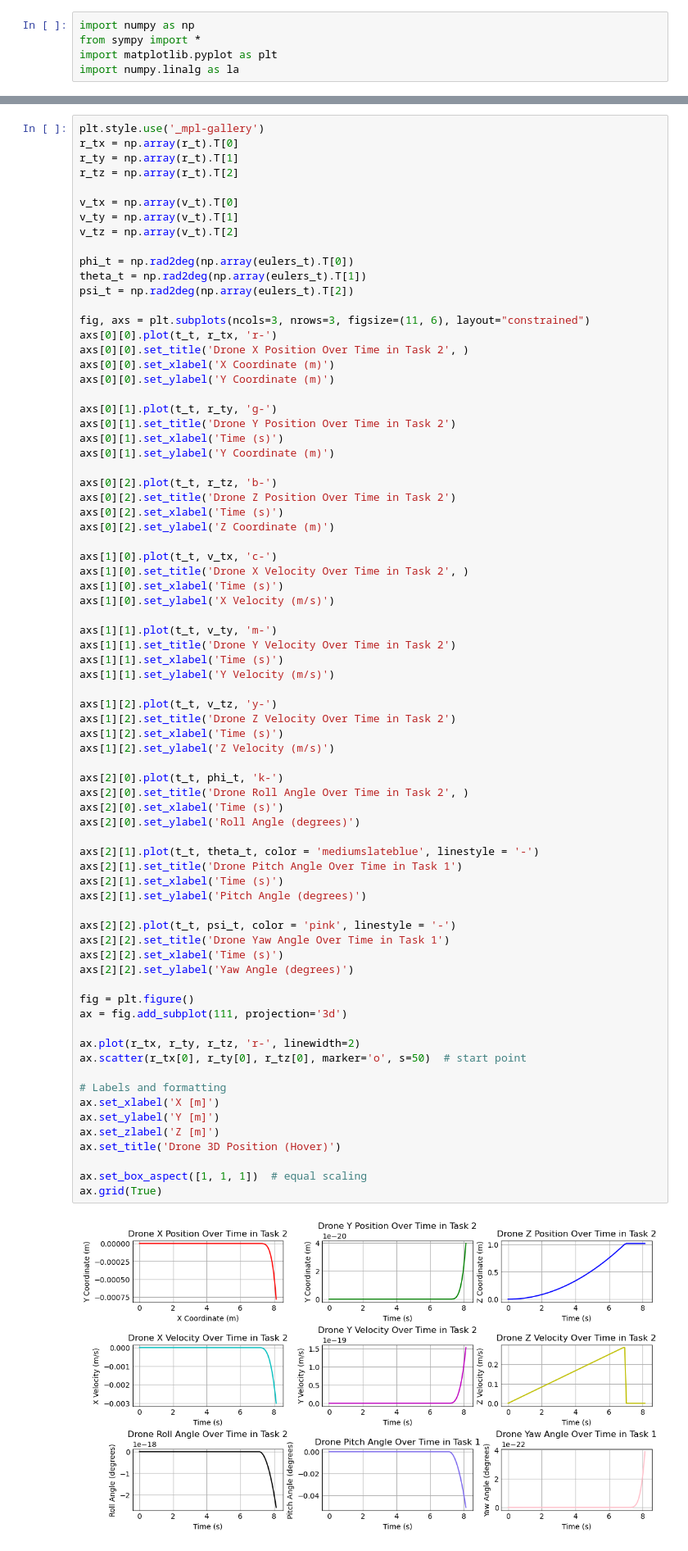
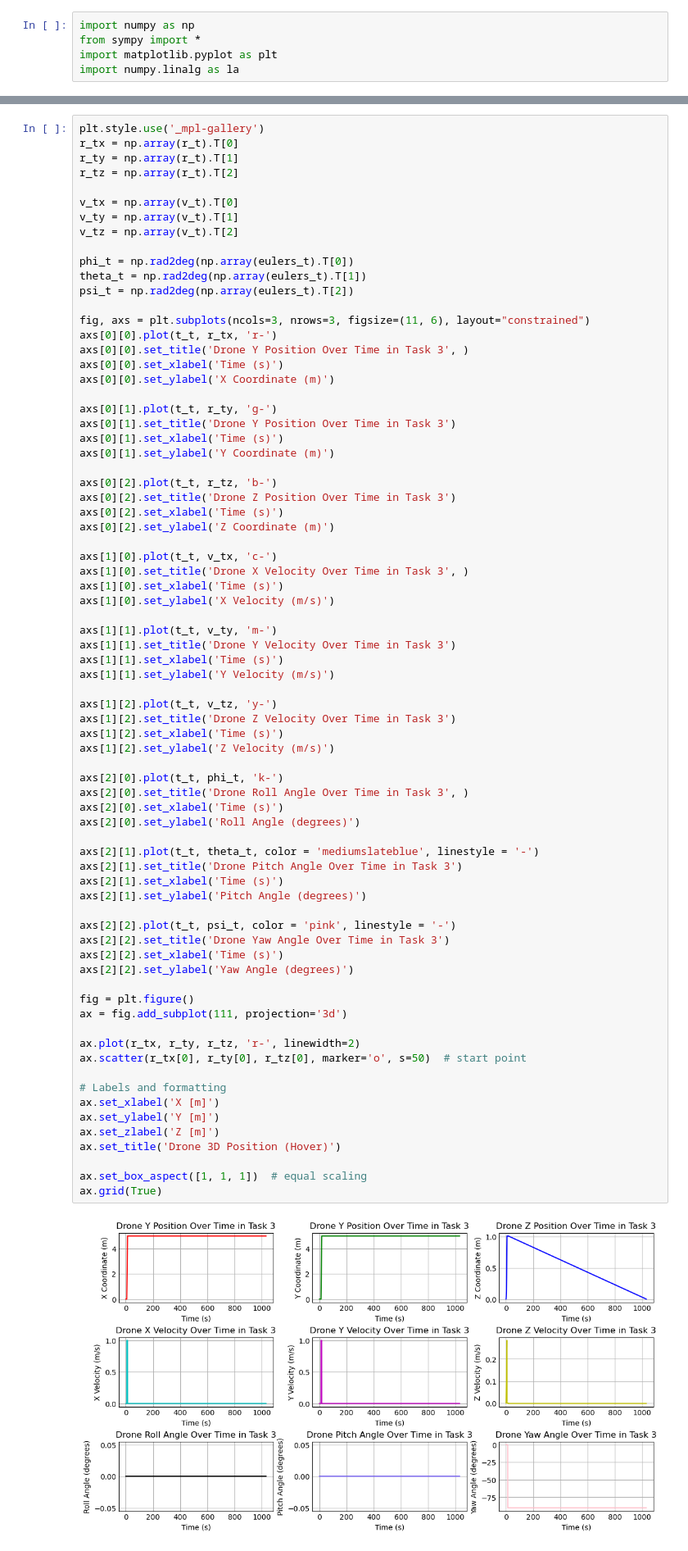
Before and after one commit to hannahs1021/AE352_Final, a Jupyter notebook: AE352_DroneProjV2.ipynb, the cells around one changed output, grey strips where cells are left out. Shown at 82% size. Cells and saved outputs as stored; diff of their text form.

Commit message:
task 3 done

```diff
--- a/AE352_DroneProjV2.ipynb
+++ b/AE352_DroneProjV2.ipynb
@@ -504,63 +502,63 @@ psi_t = np.rad2deg(np.array(eulers_t).T[2])
 
 fig, axs = plt.subplots(ncols=3, nrows=3, figsize=(11, 6), layout="constrained")
 axs[0][0].plot(t_t, r_tx, 'r-')
-axs[0][0].set_title('Drone X Position Over Time in Task 2', )
-axs[0][0].set_xlabel('X Coordinate (m)')
-axs[0][0].set_ylabel('Y Coordinate (m)')
+axs[0][0].set_title('Drone Y Position Over Time in Task 3', )
+axs[0][0].set_xlabel('Time (s)')
+axs[0][0].set_ylabel('X Coordinate (m)')
 
 axs[0][1].plot(t_t, r_ty, 'g-')
-axs[0][1].set_title('Drone Y Position Over Time in Task 2')
+axs[0][1].set_title('Drone Y Position Over Time in Task 3')
 axs[0][1].set_xlabel('Time (s)')
 axs[0][1].set_ylabel('Y Coordinate (m)')
 
 axs[0][2].plot(t_t, r_tz, 'b-')
-axs[0][2].set_title('Drone Z Position Over Time in Task 2')
+axs[0][2].set_title('Drone Z Position Over Time in Task 3')
 axs[0][2].set_xlabel('Time (s)')
 axs[0][2].set_ylabel('Z Coordinate (m)')
 
 axs[1][0].plot(t_t, v_tx, 'c-')
-axs[1][0].set_title('Drone X Velocity Over Time in Task 2', )
+axs[1][0].set_title('Drone X Velocity Over Time in Task 3', )
 axs[1][0].set_xlabel('Time (s)')
 axs[1][0].set_ylabel('X Velocity (m/s)')
 
 axs[1][1].plot(t_t, v_ty, 'm-')
-axs[1][1].set_title('Drone Y Velocity Over Time in Task 2')
+axs[1][1].set_title('Drone Y Velocity Over Time in Task 3')
 axs[1][1].set_xlabel('Time (s)')
 axs[1][1].set_ylabel('Y Velocity (m/s)')
 
 axs[1][2].plot(t_t, v_tz, 'y-')
-axs[1][2].set_title('Drone Z Velocity Over Time in Task 2')
+axs[1][2].set_title('Drone Z Velocity Over Time in Task 3')
 axs[1][2].set_xlabel('Time (s)')
 axs[1][2].set_ylabel('Z Velocity (m/s)')
 
 axs[2][0].plot(t_t, phi_t, 'k-')
-axs[2][0].set_title('Drone Roll Angle Over Time in Task 2', )
+axs[2][0].set_title('Drone Roll Angle Over Time in Task 3', )
 axs[2][0].set_xlabel('Time (s)')
 axs[2][0].set_ylabel('Roll Angle (degrees)')
 
 axs[2][1].plot(t_t, theta_t, color = 'mediumslateblue', linestyle = '-')
-axs[2][1].set_title('Drone Pitch Angle Over Time in Task 1')
+axs[2][1].set_title('Drone Pitch Angle Over Time in Task 3')
 axs[2][1].set_xlabel('Time (s)')
 axs[2][1].set_ylabel('Pitch Angle (degrees)')
 
 axs[2][2].plot(t_t, psi_t, color = 'pink', linestyle = '-')
-axs[2][2].set_title('Drone Yaw Angle Over Time in Task 1')
+axs[2][2].set_title('Drone Yaw Angle Over Time in Task 3')
 axs[2][2].set_xlabel('Time (s)')
 axs[2][2].set_ylabel('Yaw Angle (degrees)')
 
 fig = plt.figure()
 ax = fig.add_subplot(111, projection='3d')
 
 ax.plot(r_tx, r_ty, r_tz, 'r-', linewidth=2)
 ax.scatter(r_tx[0], r_ty[0], r_tz[0], marker='o', s=50)  # start point
 
 # Labels and formatting
 ax.set_xlabel('X [m]')
 ax.set_ylabel('Y [m]')
 ax.set_zlabel('Z [m]')
 ax.set_title('Drone 3D Position (Hover)')
 
 ax.set_box_aspect([1, 1, 1])  # equal scaling
 ax.grid(True)
 # %% [output]
-[figure, old version]
+[figure, new version]
```
Also changed, not shown: parts of 8 cells of this notebook, 1 other file.
